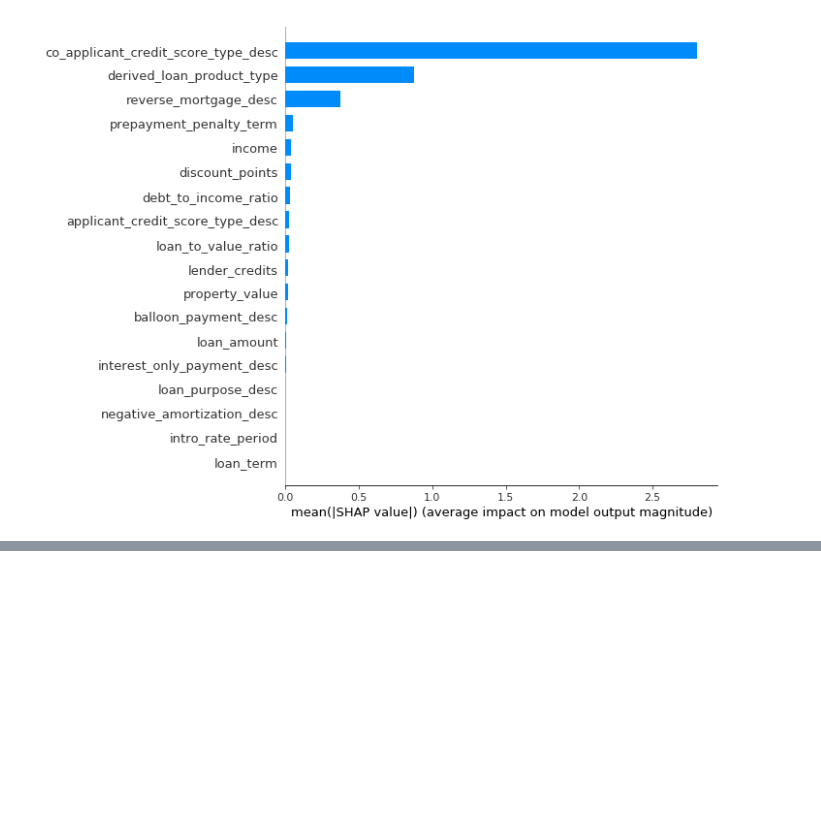
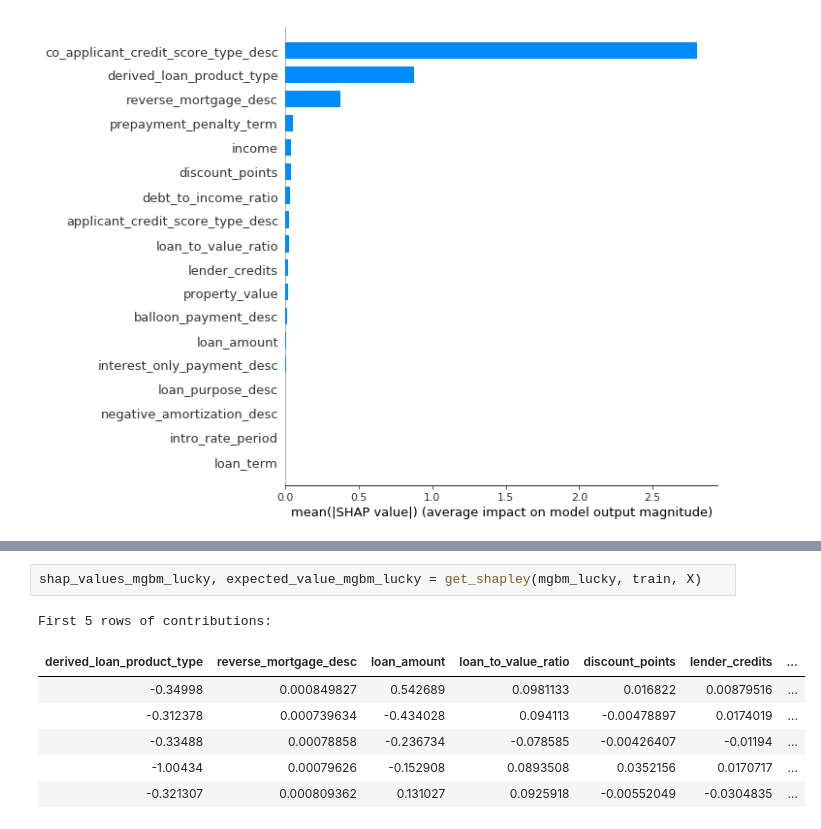
Before and after one commit to h2oai/article-information-2019, a Jupyter notebook: notebooks/mgbm.ipynb, the cells around one changed output, grey strips where cells are left out. Drawn from its saved outputs; the diff is of its cells as text; blank space fills up the shorter version.

```diff
--- a/notebooks/mgbm.ipynb
+++ b/notebooks/mgbm.ipynb
@@ -327,0 +476,10 @@ shap.summary_plot(shap_values_mgbm_default, X, plot_type="bar")
+# %%
+shap_values_mgbm_lucky, expected_value_mgbm_lucky = get_shapley(mgbm_lucky, train, X)
+# %% [output]
+First 5 rows of contributions:
+| derived_loan_product_type | reverse_mortgage_desc | loan_amount | loan_to_value_ratio | discount_points | lender_credits | ... |
+| -0.34998 | 0.000849827 | 0.542689 | 0.0981133 | 0.016822 | 0.00879516 | ... |
+| -0.312378 | 0.000739634 | -0.434028 | 0.094113 | -0.00478897 | 0.0174019 | ... |
+| -0.33488 | 0.00078858 | -0.236734 | -0.078585 | -0.00426407 | -0.01194 | ... |
+| -1.00434 | 0.00079626 | -0.152908 | 0.0893508 | 0.0352156 | 0.0170717 | ... |
+| -0.321307 | 0.000809362 | 0.131027 | 0.0925918 | -0.00552049 | -0.0304835 | ... |
```
Also changed, not shown: parts of 11 cells of this notebook.
